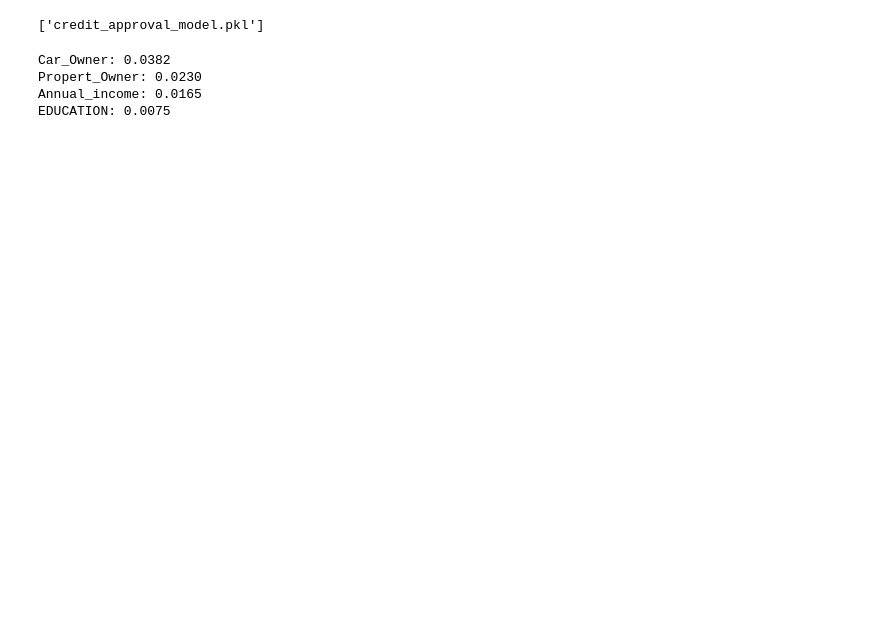
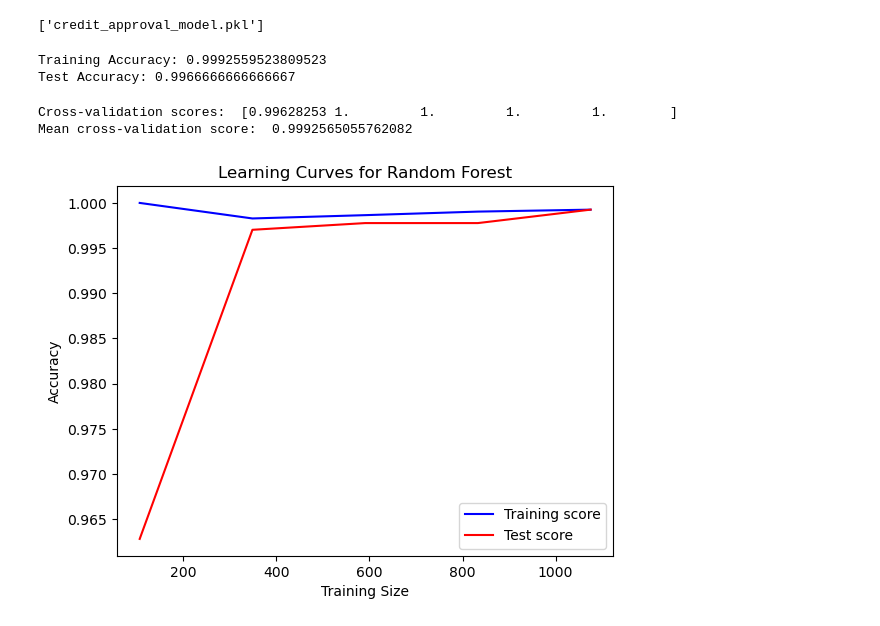
Before and after one commit to ffalathel/credit-card-approval, a Jupyter notebook: Notebook.ipynb, the cells around one changed output. Drawn from its saved outputs; the diff is of its cells as text; code cells hidden in the pictures; blank space fills up the shorter version.

Commit message:
retrained the models and they fit too well...

```diff
--- a/Notebook.ipynb
+++ b/Notebook.ipynb
@@ -455,3 +471,3 @@ grid_search_tree = GridSearchCV(estimator = DecisionTreeClassifier(), param_grid
 # %%
-grid_search_tree.fit(scaled_X_train,y_train)
+grid_search_tree.fit(scaled_X_train,y_train_bal)
 # %% [output]
@@ -490,9 +505,9 @@ param_grid_rfc = {
     "oob_score": oob_score
 }
 # %%
-grid_rfc = GridSearchCV(rfc_model, param_grid_rfc)
+grid_rfc = GridSearchCV(RandomForestClassifier(class_weight='balanced'), param_grid_rfc)
 # %%
-grid_rfc.fit(scaled_X_train,y_train)
+grid_rfc.fit(scaled_X_train,y_train_bal)
 # %% [output]
 60 fits failed out of a total of 240.
 The score on these train-test partitions for these parameters will be set to nan.
@@ -544,17 +623,55 @@ import joblib
 joblib.dump(log_model, "credit_approval_model.pkl")
 # %% [output]
 ['credit_approval_model.pkl']
-# %%
-import numpy as np
-
-feature_importance = np.abs(log_model.coef_).flatten()
-feature_names = ["Car_Owner", "Propert_Owner", "Annual_income", "EDUCATION"]
-sorted_idx = np.argsort(feature_importance)[::-1]
-
-for idx in sorted_idx:
-    print(f"{feature_names[idx]}: {feature_importance[idx]:.4f}")
-# %% [output]
-Car_Owner: 0.0382
-Propert_Owner: 0.0230
-Annual_income: 0.0165
-EDUCATION: 0.0075
+# %%
+from sklearn.metrics import accuracy_score
+
+# Train the model (for example, Random Forest)
+rf_model = RandomForestClassifier(class_weight='balanced', random_state=42)
+rf_model.fit(scaled_X_train, y_train_bal)
+
+# Make predictions on the training and test set
+train_predictions = rf_model.predict(scaled_X_train)
+test_predictions = rf_model.predict(scaled_X_test)
+
+# Calculate accuracy for both training and test data
+train_accuracy = accuracy_score(y_train_bal, train_predictions)
+test_accuracy = accuracy_score(y_test, test_predictions)
+
+# Print the results
+print(f"Training Accuracy: {train_accuracy}")
+print(f"Test Accuracy: {test_accuracy}")
+# %% [output]
+Training Accuracy: 0.9992559523809523
+Test Accuracy: 0.9966666666666667
+# %%
+from sklearn.model_selection import cross_val_score
+
+# Example: Cross-validation for Random Forest
+cross_val_scores = cross_val_score(rf_model, scaled_X_train, y_train_bal, cv=5)  # 5-fold cross-validation
+print("Cross-validation scores: ", cross_val_scores)
+print("Mean cross-validation score: ", cross_val_scores.mean())
+# %% [output]
+Cross-validation scores:  [0.99628253 1.         1.         1.         1.        ]
+Mean cross-validation score:  0.9992565055762082
+# %%
+import matplotlib.pyplot as plt
+from sklearn.model_selection import learning_curve
+
+# Create learning curves for Random Forest
+train_sizes, train_scores, test_scores = learning_curve(rf_model, scaled_X_train, y_train_bal, cv=5)
+
+# Calculate the mean and standard deviation of the scores
+train_mean = train_scores.mean(axis=1)
+test_mean = test_scores.mean(axis=1)
+
+# Plot the learning curves
+plt.plot(train_sizes, train_mean, label="Training score", color="blue")
+plt.plot(train_sizes, test_mean, label="Test score", color="red")
+plt.title("Learning Curves for Random Forest")
+plt.xlabel("Training Size")
+plt.ylabel("Accuracy")
+plt.legend(loc="best")
+plt.show()
+# %% [output]
+[figure, added]
```
Also changed, not shown: parts of 26 cells of this notebook, 2 other files.
